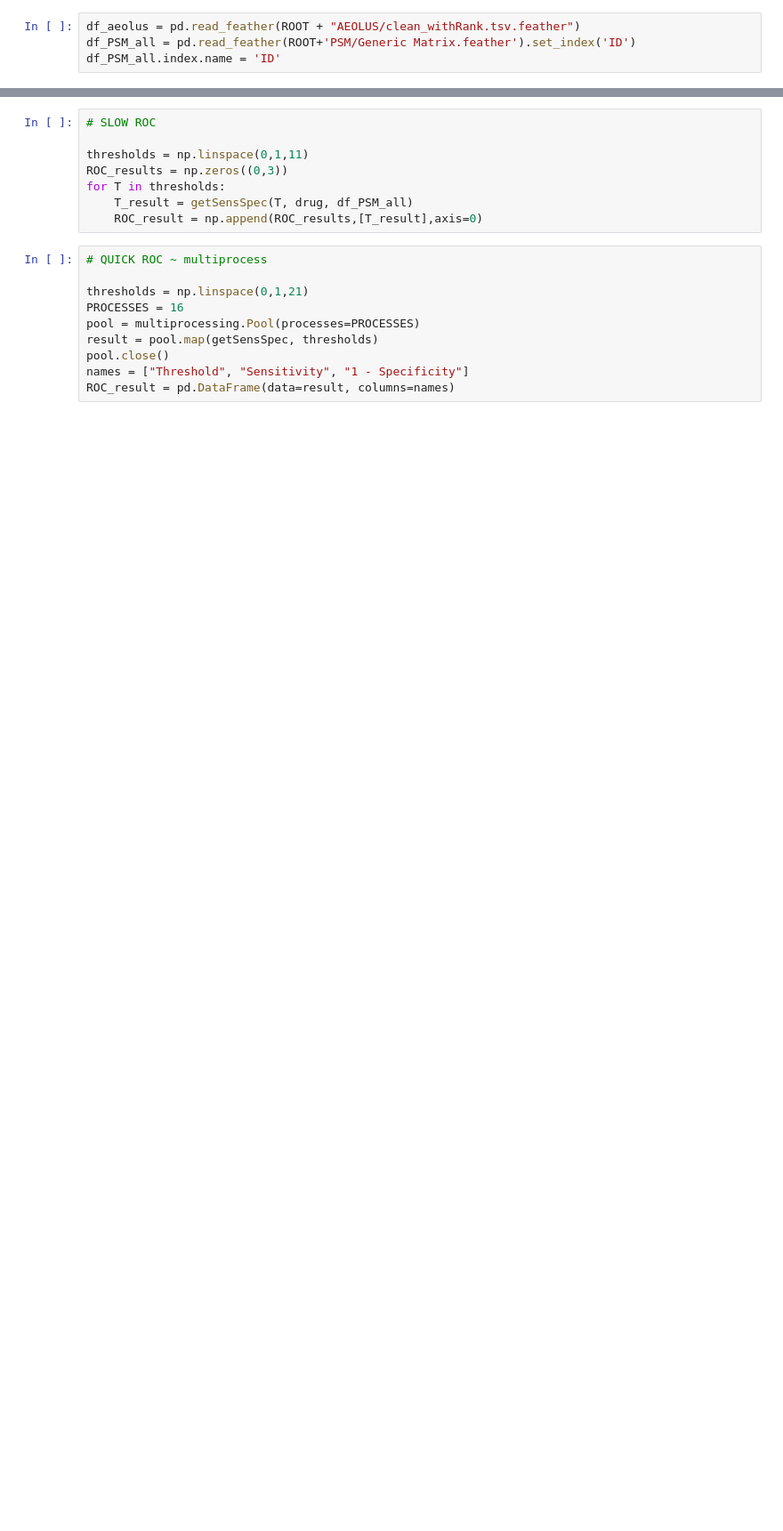
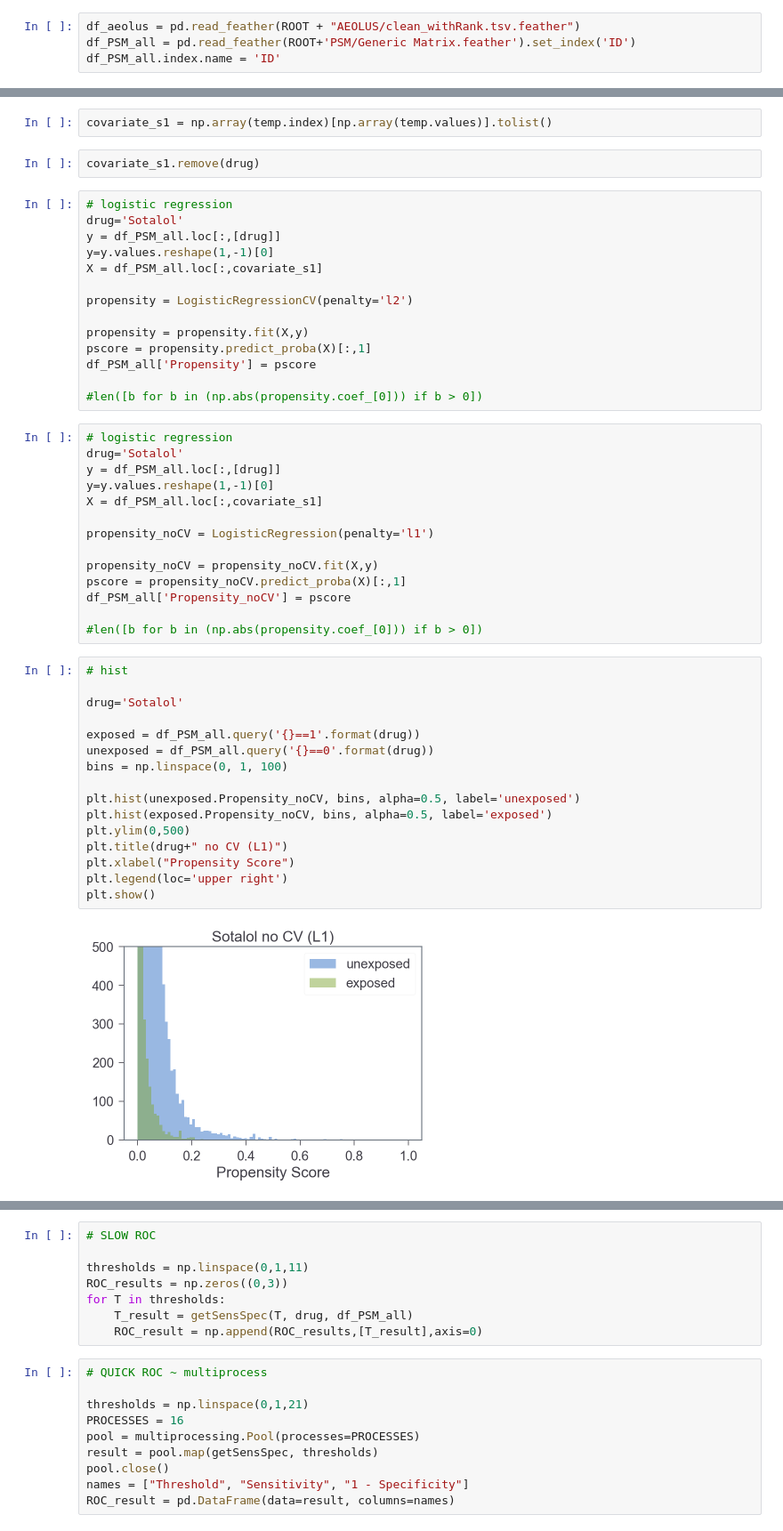
Before and after one commit to tatonetti-lab/sex_risks, a Jupyter notebook: Drugs with Sex Risks.ipynb, the cells around one changed output, grey strips where cells are left out. Shown at 89% size. Saved outputs shown, nothing was run; the diff lists cells and outputs as text; blank space fills up the shorter version.

Commit message:
Finalized PSM w Log Regression

```diff
--- a/Drugs with Sex Risks.ipynb
+++ b/Drugs with Sex Risks.ipynb
@@ -2511,0 +2514,50 @@ l1 = True
+# %%
+covariate_s1 = np.array(temp.index)[np.array(temp.values)].tolist()
+# %%
+covariate_s1.remove(drug)
+# %%
+# logistic regression
+drug='Sotalol'
+y = df_PSM_all.loc[:,[drug]]
+y=y.values.reshape(1,-1)[0]
+X = df_PSM_all.loc[:,covariate_s1]
+
+propensity = LogisticRegressionCV(penalty='l2')
+
+propensity = propensity.fit(X,y)
+pscore = propensity.predict_proba(X)[:,1]
+df_PSM_all['Propensity'] = pscore
+
+#len([b for b in (np.abs(propensity.coef_[0])) if b > 0])
+# %%
+# logistic regression
+drug='Sotalol'
+y = df_PSM_all.loc[:,[drug]]
+y=y.values.reshape(1,-1)[0]
+X = df_PSM_all.loc[:,covariate_s1]
+
+propensity_noCV = LogisticRegression(penalty='l1')
+
+propensity_noCV = propensity_noCV.fit(X,y)
+pscore = propensity_noCV.predict_proba(X)[:,1]
+df_PSM_all['Propensity_noCV'] = pscore
+
+#len([b for b in (np.abs(propensity.coef_[0])) if b > 0])
+# %%
+# hist
+
+drug='Sotalol'
+
+exposed = df_PSM_all.query('{}==1'.format(drug))
+unexposed = df_PSM_all.query('{}==0'.format(drug))
+bins = np.linspace(0, 1, 100)
+
+plt.hist(unexposed.Propensity_noCV, bins, alpha=0.5, label='unexposed')
+plt.hist(exposed.Propensity_noCV, bins, alpha=0.5, label='exposed')
+plt.ylim(0,500)
+plt.title(drug+" no CV (L1)")
+plt.xlabel("Propensity Score")
+plt.legend(loc='upper right')
+plt.show()
+# %% [output]
+[figure, added]
```
Also changed, not shown: parts of 51 cells of this notebook, 1 other file.
